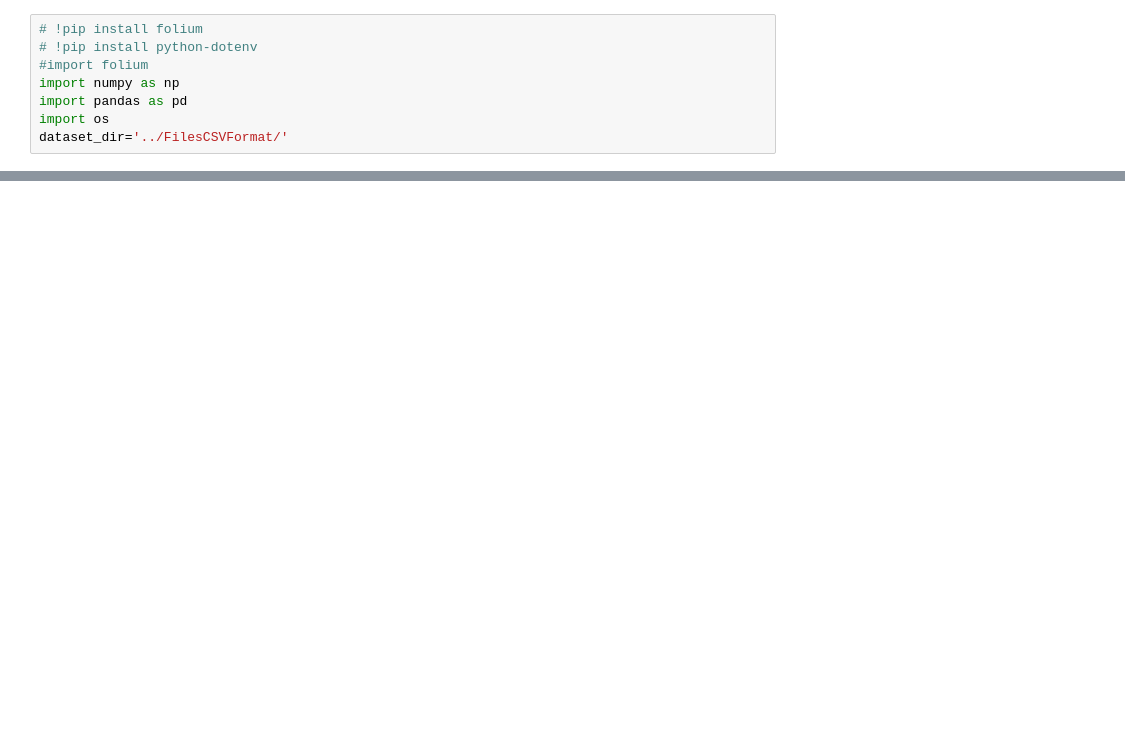
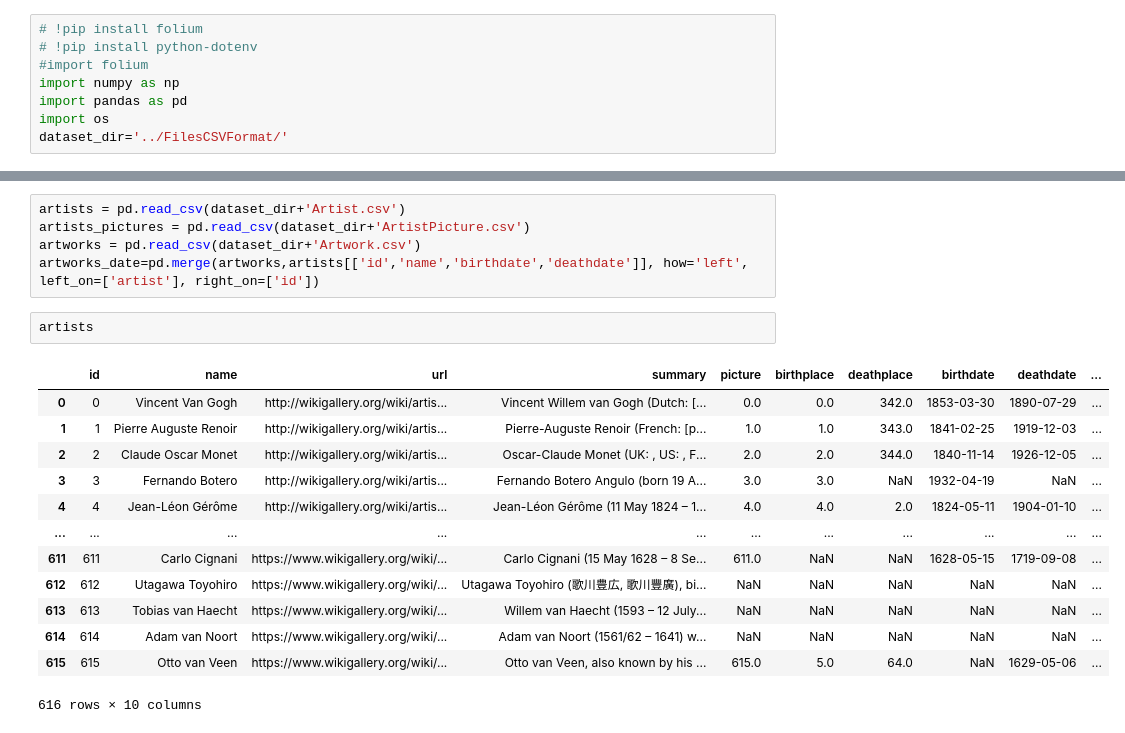
Before and after one commit to KoroNiko/datathlon-GPT, a Jupyter notebook: notebooks/artworks_years.ipynb, the cells around one changed output, grey strips where cells are left out. Cells and saved outputs as stored; diff of their text form; blank space fills up the shorter version.

```diff
--- a/notebooks/artworks_years.ipynb
+++ b/notebooks/artworks_years.ipynb
@@ -69,0 +9,21 @@ artworks_date.rename({'id_x': 'id_artwork', 'id_y':'id_artist', 'good_year': 'ye
+# %%
+artists = pd.read_csv(dataset_dir+'Artist.csv')
+artists_pictures = pd.read_csv(dataset_dir+'ArtistPicture.csv')
+artworks = pd.read_csv(dataset_dir+'Artwork.csv')
+artworks_date=pd.merge(artworks,artists[['id','name','birthdate','deathdate']], how='left', left_on=['artist'], right_on=['id'])
+# %%
+artists
+# %% [output]
+|  | id | name | url | summary | picture | birthplace | deathplace | birthdate | deathdate | ... |
+| 0 | 0 | Vincent Van Gogh | http://wikigallery.org/wiki/artis... | Vincent Willem van Gogh (Dutch: [... | 0.0 | 0.0 | 342.0 | 1853-03-30 | 1890-07-29 | ... |
+| 1 | 1 | Pierre Auguste Renoir | http://wikigallery.org/wiki/artis... | Pierre-Auguste Renoir (French: [p... | 1.0 | 1.0 | 343.0 | 1841-02-25 | 1919-12-03 | ... |
+| 2 | 2 | Claude Oscar Monet | http://wikigallery.org/wiki/artis... | Oscar-Claude Monet (UK: , US: , F... | 2.0 | 2.0 | 344.0 | 1840-11-14 | 1926-12-05 | ... |
+| 3 | 3 | Fernando Botero | http://wikigallery.org/wiki/artis... | Fernando Botero Angulo (born 19 A... | 3.0 | 3.0 | NaN | 1932-04-19 | NaN | ... |
+| 4 | 4 | Jean-Léon Gérôme | http://wikigallery.org/wiki/artis... | Jean-Léon Gérôme (11 May 1824 – 1... | 4.0 | 4.0 | 2.0 | 1824-05-11 | 1904-01-10 | ... |
+| ... | ... | ... | ... | ... | ... | ... | ... | ... | ... | ... |
+| 611 | 611 | Carlo Cignani | https://www.wikigallery.org/wiki/... | Carlo Cignani (15 May 1628 – 8 Se... | 611.0 | NaN | NaN | 1628-05-15 | 1719-09-08 | ... |
+| 612 | 612 | Utagawa Toyohiro | https://www.wikigallery.org/wiki/... | Utagawa Toyohiro (歌川豊広, 歌川豐廣), bi... | NaN | NaN | NaN | NaN | NaN | ... |
+| 613 | 613 | Tobias van Haecht | https://www.wikigallery.org/wiki/... | Willem van Haecht (1593 – 12 July... | NaN | NaN | NaN | NaN | NaN | ... |
+| 614 | 614 | Adam van Noort | https://www.wikigallery.org/wiki/... | Adam van Noort (1561/62 – 1641) w... | NaN | NaN | NaN | NaN | NaN | ... |
+| 615 | 615 | Otto van Veen | https://www.wikigallery.org/wiki/... | Otto van Veen, also known by his ... | 615.0 | 5.0 | 64.0 | NaN | 1629-05-06 | ... |
+616 rows × 10 columns
```
Also changed, not shown: parts of 60 cells of this notebook.
